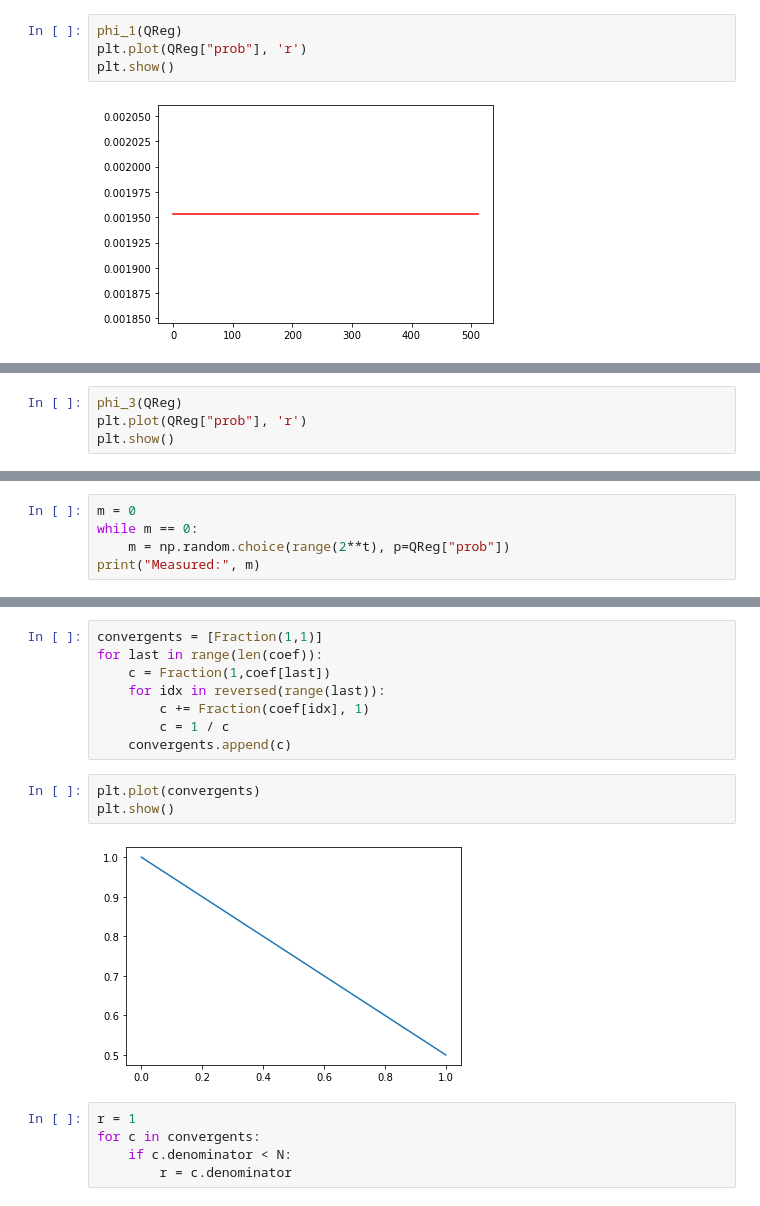
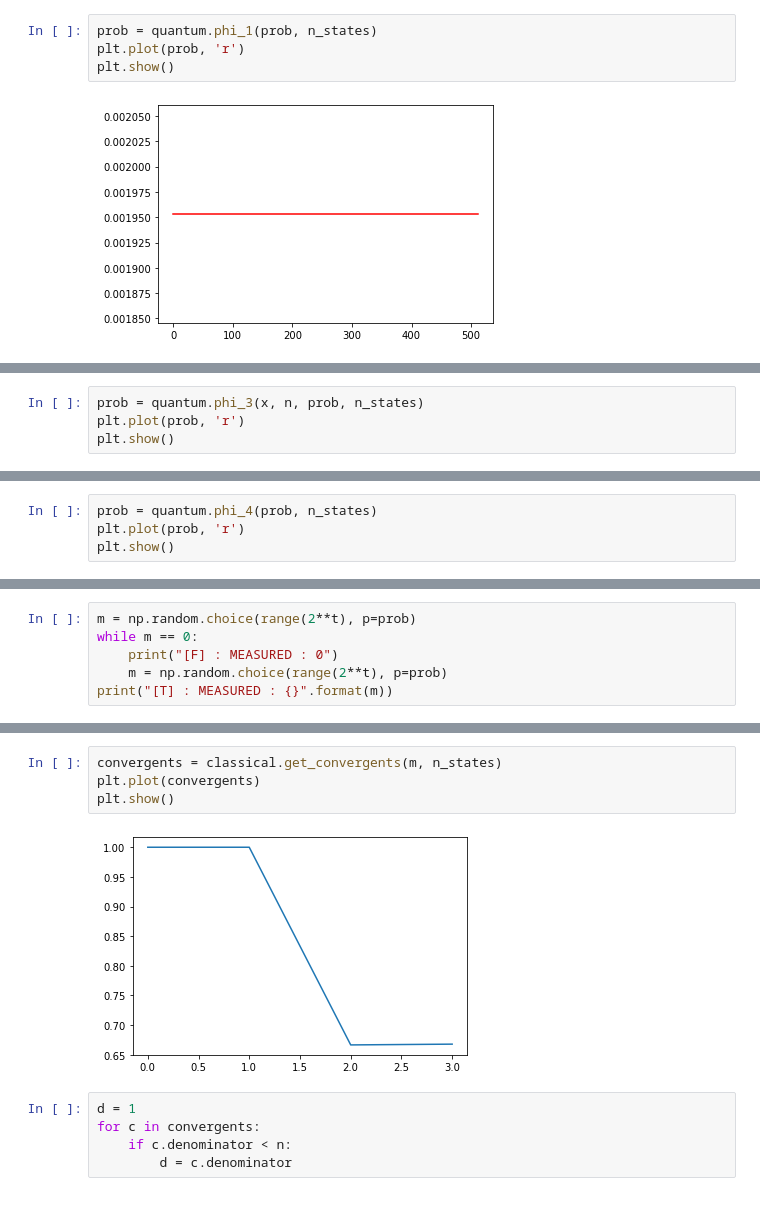
Before and after one commit to jt9485/shor, a Jupyter notebook: notebook.ipynb, the cells around one changed output, grey strips where cells are left out. Drawn from its saved outputs; the diff is of its cells as text.

```diff
--- a/notebook.ipynb
+++ b/notebook.ipynb
@@ -47,6 +31,6 @@ def phi_1(reg):
 # %%
-phi_1(QReg)
-plt.plot(QReg["prob"], 'r')
+prob = quantum.phi_1(prob, n_states)
+plt.plot(prob, 'r')
 plt.show()
 # %% [output]
 [figure]
@@ -84,0 +43,4 @@ def phi_3(reg):
+# %%
+prob = quantum.phi_3(x, n, prob, n_states)
+plt.plot(prob, 'r')
+plt.show()
@@ -85,5 +49,5 @@ def phi_3(reg):
 # %%
-phi_3(QReg)
-plt.plot(QReg["prob"], 'r')
+prob = quantum.phi_4(prob, n_states)
+plt.plot(prob, 'r')
 plt.show()
 # %% [output]
@@ -101,6 +55,7 @@ plt.show()
 # %%
-m = 0
+m = np.random.choice(range(2**t), p=prob)
 while m == 0:
-    m = np.random.choice(range(2**t), p=QReg["prob"])
-print("Measured:", m)
+    print("[F] : MEASURED : 0")
+    m = np.random.choice(range(2**t), p=prob)
+print("[T] : MEASURED : {}".format(m))
 # %% [output]
@@ -117,19 +63,12 @@ while f != 0:
-# %%
-convergents = [Fraction(1,1)]
-for last in range(len(coef)):
-    c = Fraction(1,coef[last])
-    for idx in reversed(range(last)):
-        c += Fraction(coef[idx], 1)
-        c = 1 / c
-    convergents.append(c)
 # %%
+convergents = classical.get_convergents(m, n_states)
 plt.plot(convergents)
 plt.show()
 # %% [output]
-[figure, old version]
+[figure, new version]
 # %%
-r = 1
+d = 1
 for c in convergents:
-    if c.denominator < N:
-        r = c.denominator
+    if c.denominator < n:
+        d = c.denominator
 # %%
```
Also changed, not shown: parts of 15 cells of this notebook.
